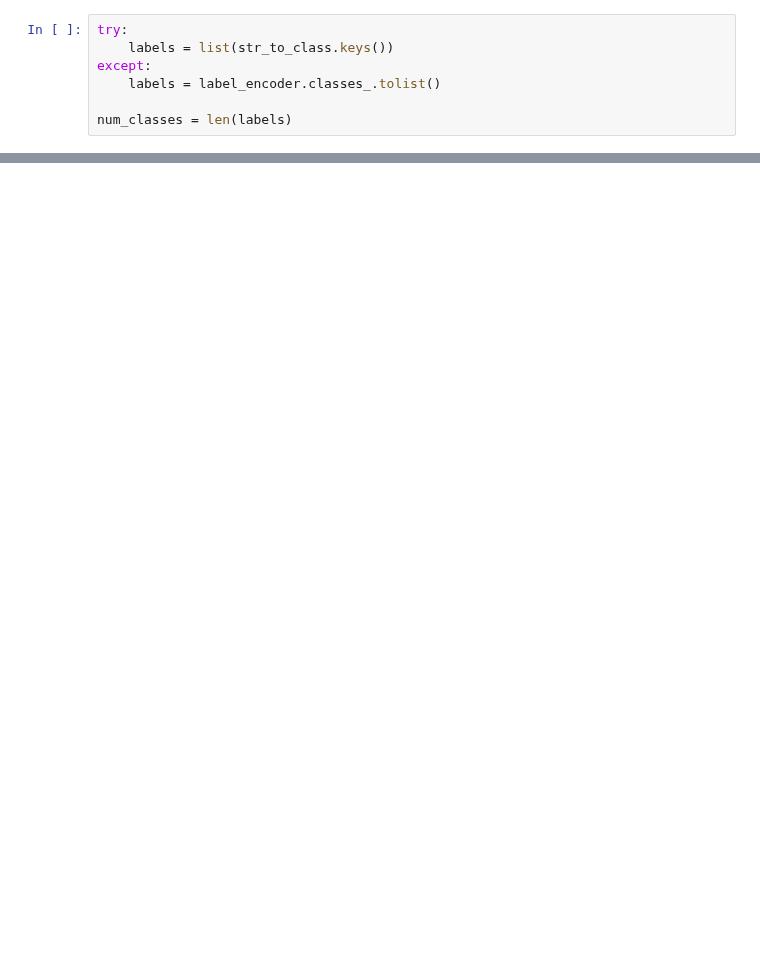
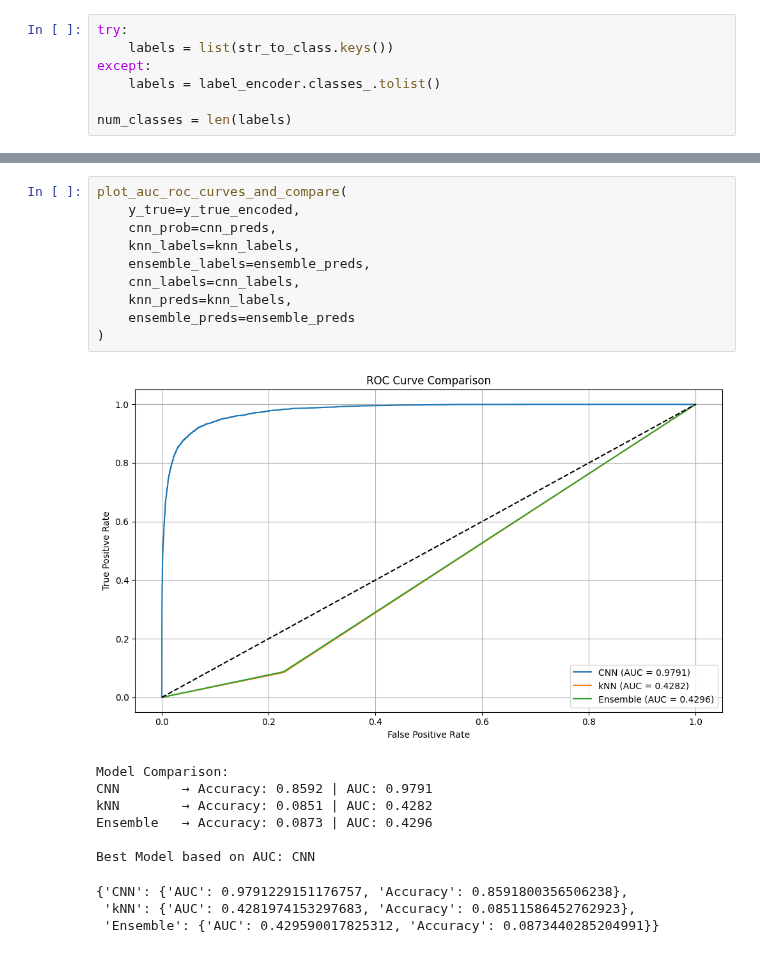
Before and after one commit to LCIT-AISC-T3-S25/Group3, a Jupyter notebook: ensemble_model.ipynb, the cells around one changed output, grey strips where cells are left out. Drawn from its saved outputs; the diff is of its cells as text; blank space fills up the shorter version.

```diff
--- a/ensemble_model.ipynb
+++ b/ensemble_model.ipynb
@@ -290,0 +298,21 @@ Saved predictions to ensemble_predictions.csv
+# %%
+plot_auc_roc_curves_and_compare(
+    y_true=y_true_encoded,
+    cnn_prob=cnn_preds,
+    knn_labels=knn_labels,
+    ensemble_labels=ensemble_preds,
+    cnn_labels=cnn_labels,
+    knn_preds=knn_labels,
+    ensemble_preds=ensemble_preds
+)
+# %% [output]
+[figure, added]
+Model Comparison:
+CNN        → Accuracy: 0.8592 | AUC: 0.9791
+kNN        → Accuracy: 0.0851 | AUC: 0.4282
+Ensemble   → Accuracy: 0.0873 | AUC: 0.4296
+
+Best Model based on AUC: CNN
+{'CNN': {'AUC': 0.9791229151176757, 'Accuracy': 0.8591800356506238},
+ 'kNN': {'AUC': 0.4281974153297683, 'Accuracy': 0.08511586452762923},
+ 'Ensemble': {'AUC': 0.429590017825312, 'Accuracy': 0.0873440285204991}}
```
Also changed, not shown: parts of 11 cells of this notebook.
